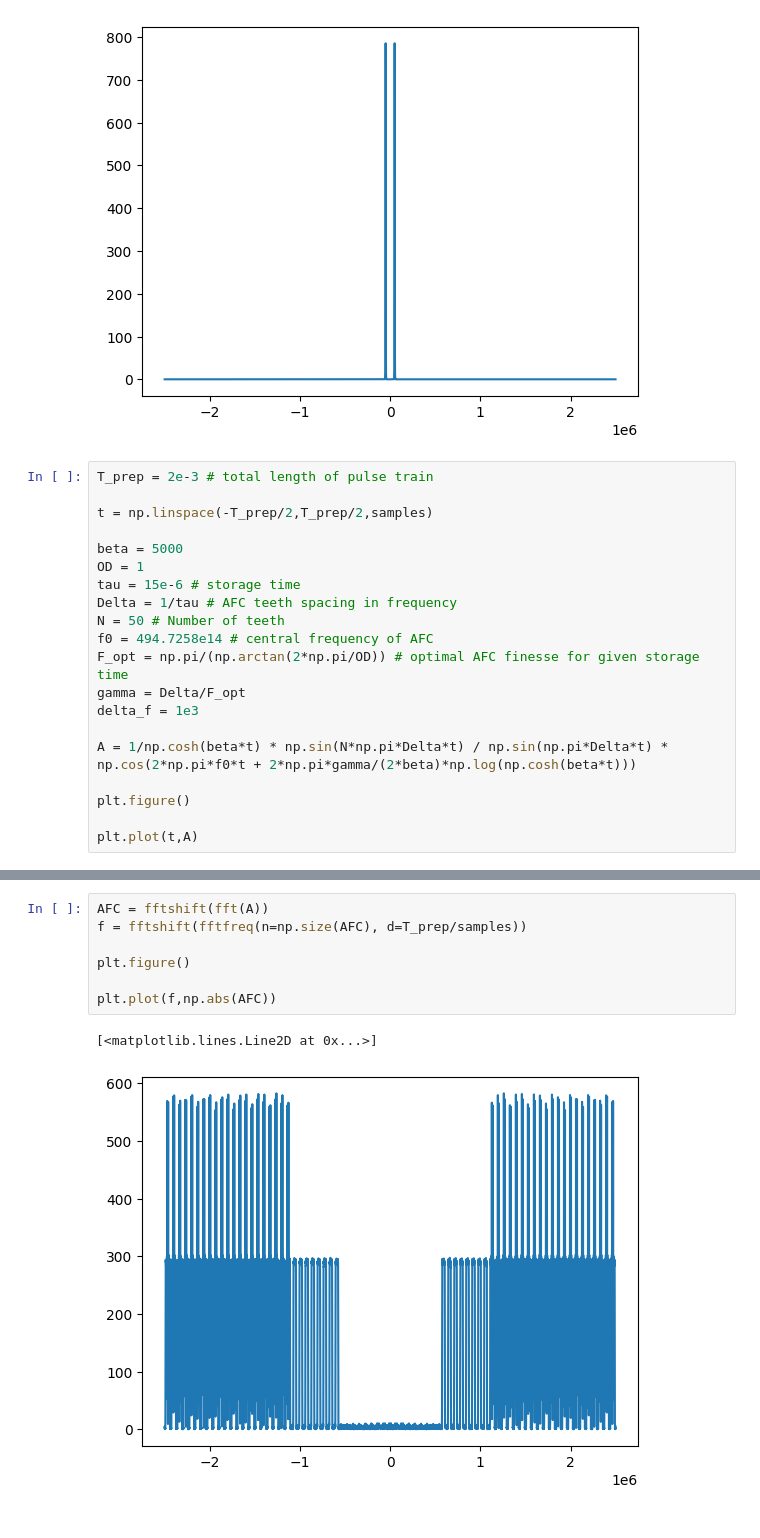
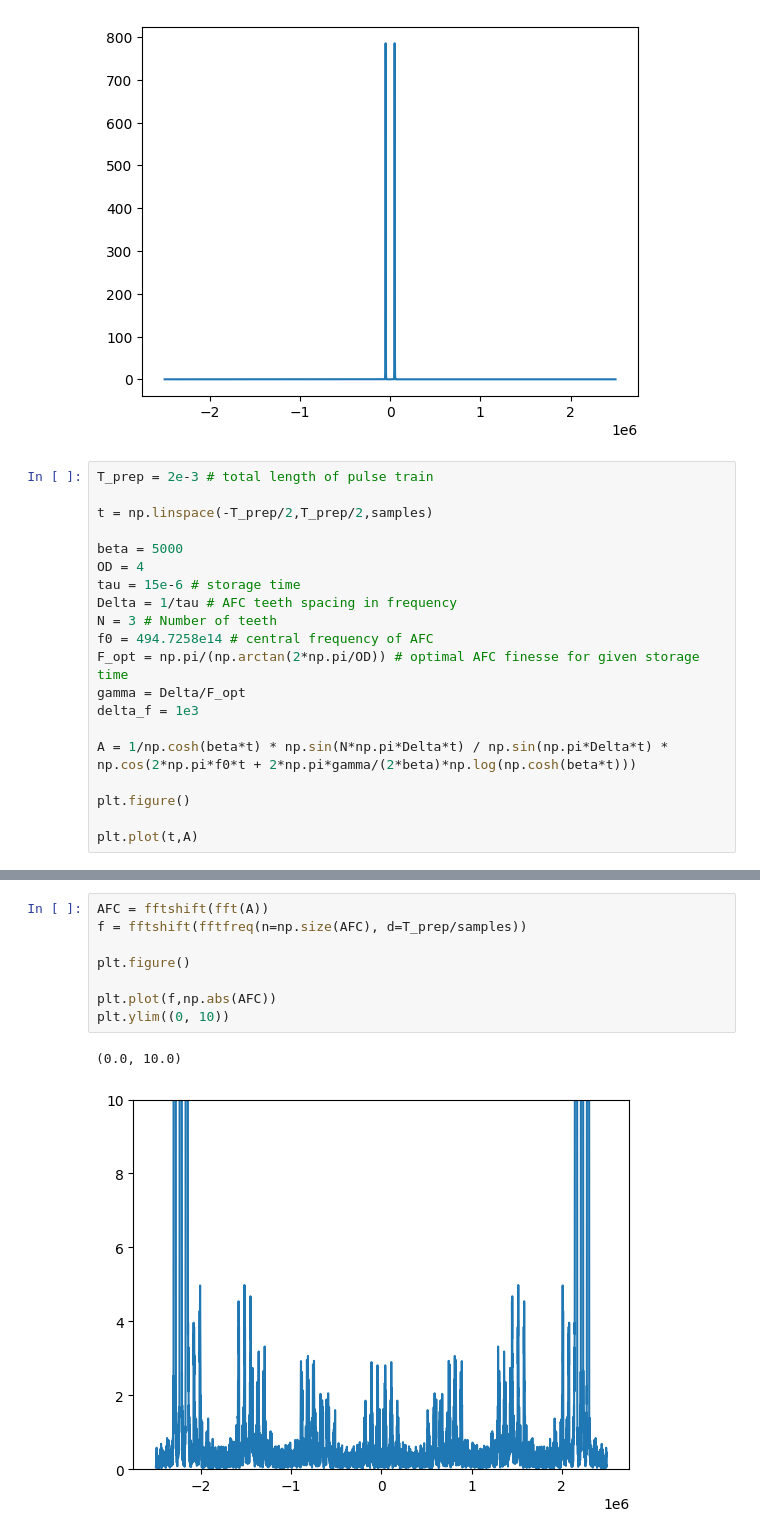
Before and after one commit to JUOM2016/Optimal-AFC-Preperation, a Jupyter notebook: optimal_afc_shape_paper.ipynb, the cells around one changed output, grey strips where cells are left out. Drawn from its saved outputs; the diff is of its cells as text.

```diff
--- a/optimal_afc_shape_paper.ipynb
+++ b/optimal_afc_shape_paper.ipynb
@@ -34,10 +53,10 @@ T_prep = 2e-3 # total length of pulse train
 t = np.linspace(-T_prep/2,T_prep/2,samples)
 
 beta = 5000
-OD = 1
+OD = 4
 tau = 15e-6 # storage time
 Delta = 1/tau # AFC teeth spacing in frequency
-N = 50 # Number of teeth
+N = 3 # Number of teeth
 f0 = 494.7258e14 # central frequency of AFC
 F_opt = np.pi/(np.arctan(2*np.pi/OD)) # optimal AFC finesse for given storage time
 gamma = Delta/F_opt
@@ -54,10 +73,11 @@ plt.plot(t,A)
 # %%
 AFC = fftshift(fft(A))
 f = fftshift(fftfreq(n=np.size(AFC), d=T_prep/samples))
 
 plt.figure()
 
 plt.plot(f,np.abs(AFC))
+plt.ylim((0, 10))
 # %% [output]
-[<matplotlib.lines.Line2D at 0x...>]
+(0.0, 10.0)
-[figure, old version]
+[figure, new version]
```
Also changed, not shown: parts of 3 cells of this notebook, 2 other files.
